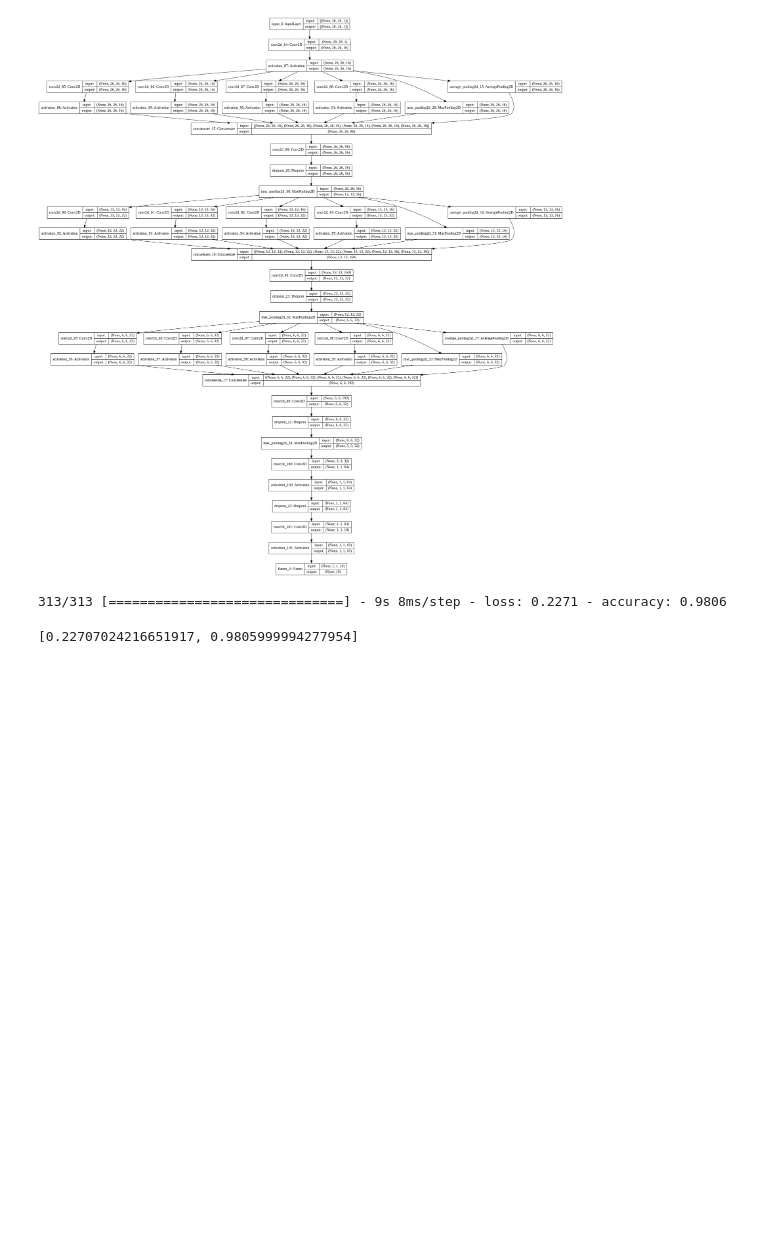
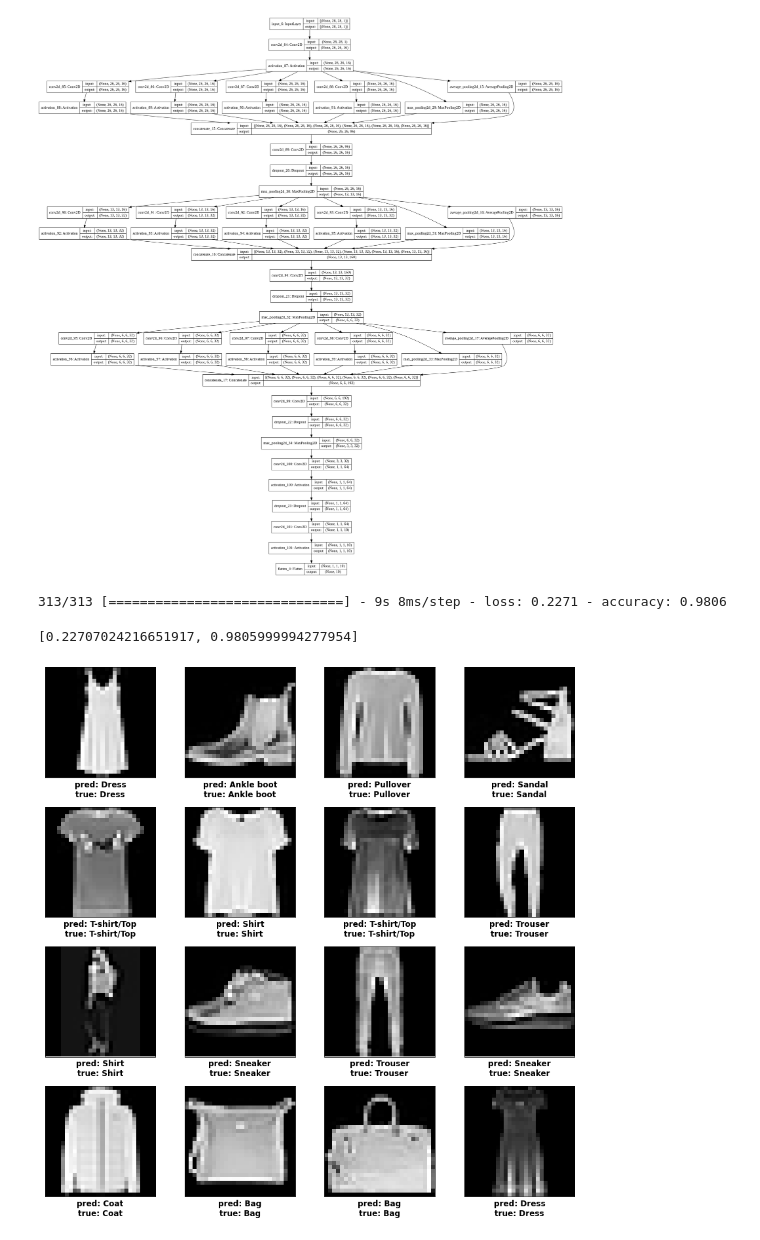
Before and after one commit to abdur-rafi/Fashion-mnist-classification, a Jupyter notebook: fashion_mnist_classification.ipynb, the cells around one changed output. Drawn from its saved outputs; the diff is of its cells as text; code cells hidden in the pictures; blank space fills up the shorter version.

```diff
--- a/fashion_mnist_classification.ipynb
+++ b/fashion_mnist_classification.ipynb
@@ -202,3 +233,19 @@ model.evaluate(x = x_test, y = y_test)
 # %% [output]
 313/313 [==============================] - 9s 8ms/step - loss: 0.2271 - accuracy: 0.9806
 [0.22707024216651917, 0.9805999994277954]
+# %%
+fig,axes = plt.subplots(nrows=4,ncols=4,figsize=(12,12))
+fig.tight_layout()
+# print(axes)
+for ax in axes:
+  for col in ax:
+    index = random.randint(1,x_test.shape[0])
+    pred = model.predict(np.expand_dims(x_test[index-1],0))
+    pred = np.squeeze(pred)
+    col.set_xlabel( "pred: " + labels[np.argmax(pred)] + "\ntrue: " + labels[y_test[index - 1]],fontdict={'size':12,"weight":'bold'})
+    col.set_xticks([])
+    col.set_yticks([])
+    col.imshow(x_test[index-1].reshape(28,28),cmap='gray')
+fig.savefig('prediction_result.png')
+# %% [output]
+[figure, added]
```
Also changed, not shown: parts of 2 cells of this notebook, 2 other files.
